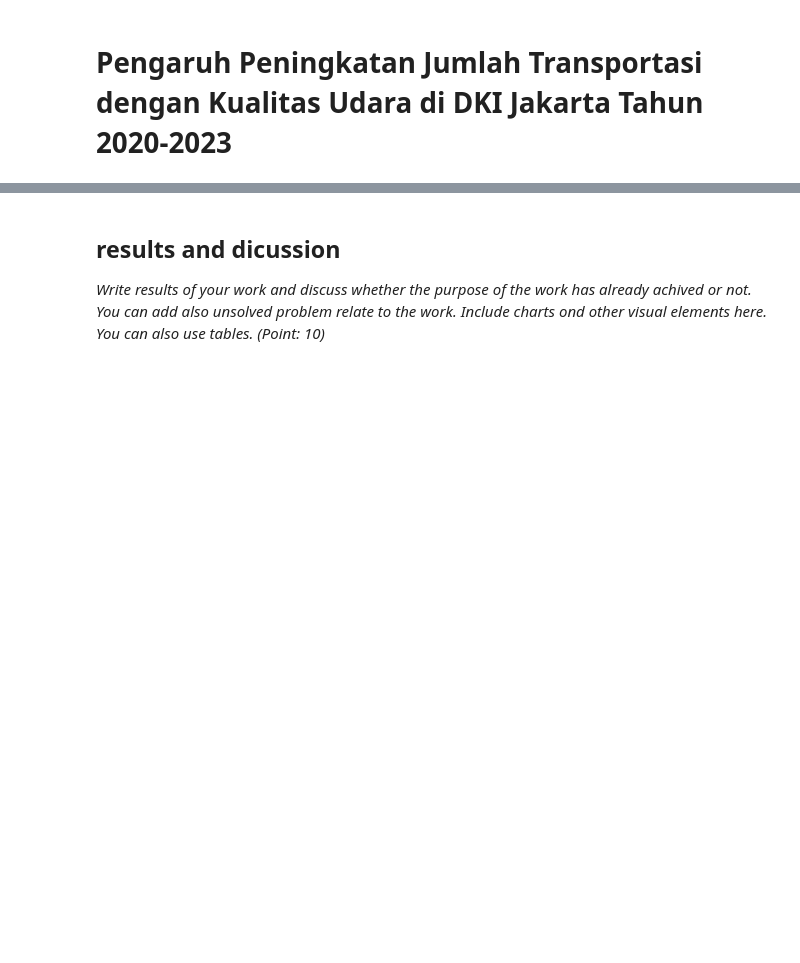
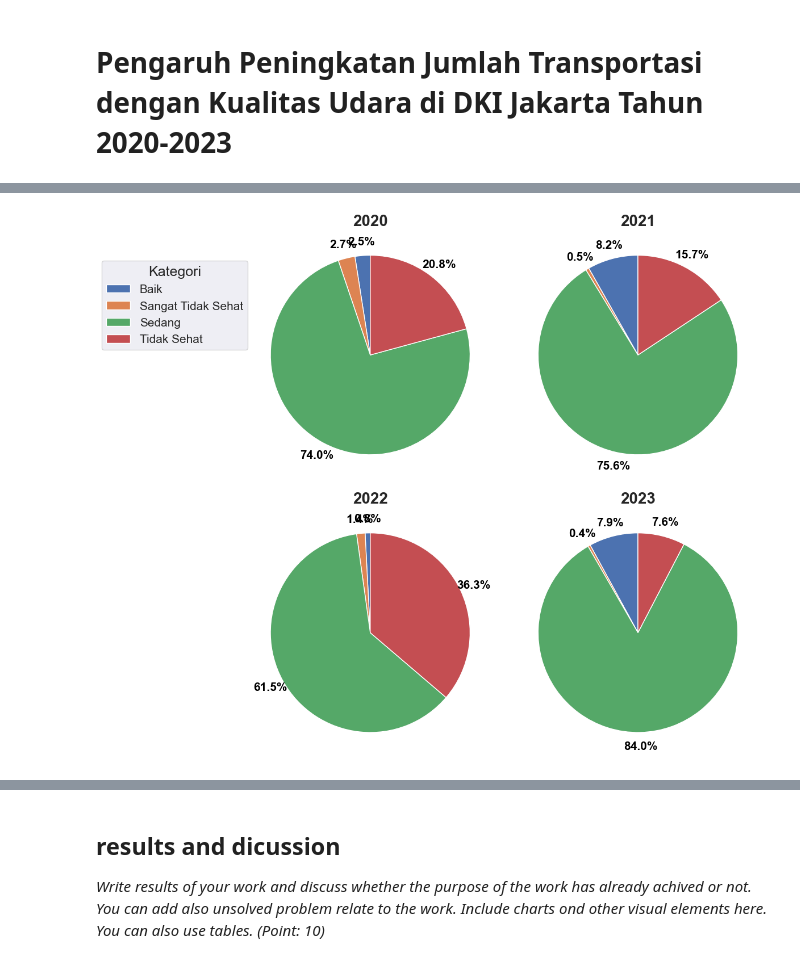
Before and after one commit to Alivican/RBL-PGDA, a Jupyter notebook: RBL KLP 10.ipynb, the cells around one changed output, grey strips where cells are left out. Saved outputs shown, nothing was run; the diff lists cells and outputs as text; code cells hidden in the pictures; blank space fills up the shorter version.

```diff
--- a/RBL KLP 10.ipynb
+++ b/RBL KLP 10.ipynb
@@ -32,0 +281,59 @@ ModuleNotFoundError: No module named 'google'
+# %%
+import matplotlib.pyplot as plt
+
+# Fungsi untuk menentukan kategori ISPU
+def kategori_ispu(nilai_ispu):
+    if nilai_ispu <= 50:
+        return 'Baik'
+    elif nilai_ispu <= 100:
+        return 'Sedang'
+    elif nilai_ispu <= 150:
+        return 'Tidak Sehat'
+    else:
+        return 'Sangat Tidak Sehat'
+
+# Buat kolom kategori ISPU
+df['kategori'] = df['max'].apply(kategori_ispu)
+
+# Hitung proporsi kategori per tahun
+proporsi_kategori = df.groupby(['tahun', 'kategori']).size().unstack(fill_value=0)
+proporsi_kategori = proporsi_kategori.div(proporsi_kategori.sum(axis=1), axis=0) * 100
+
+# Menentukan jumlah subplot dalam grid 2x2
+tahun_list = proporsi_kategori.index
+fig, axes = plt.subplots(2, 2, figsize=(12, 10))  # Dua baris, dua kolom
+
+# Membuat pie chart untuk setiap tahun
+for ax, (tahun, data) in zip(axes.flat, proporsi_kategori.iterrows()):
+    wedges, texts, autotexts = ax.pie(
+        data,
+        autopct='%1.1f%%',
+        startangle=90,
+        pctdistance=0.95,  # Jarak persentase dari pusat lingkaran
+    )
+
+
+    # Memindahkan persentase ke luar lingkaran dan memberi bold
+    for autotext in autotexts:
+        x, y = autotext.get_position()  # Mendapatkan posisi awal
+        autotext.set_position((x * 1.2, y * 1.2))  # Memindahkan ke luar
+        autotext.set_fontweight('bold')  # Membuat tebal
+        autotext.set_fontsize(15)  # Menyesuaikan ukuran font
+        autotext.set_color('black')  # Menentukan warna
+
+    # Menambahkan judul untuk setiap subplot
+    ax.set_title(f'{tahun}', fontsize=20, fontweight='bold')
+
+    # Menambahkan legenda untuk subplot pertama
+    if tahun == tahun_list[0]:
+        ax.legend(
+            wedges, data.index, title='Kategori', loc="center left",
+            bbox_to_anchor=(-0.6, 0.7), fontsize=15, title_fontsize=18
+        )
+
+# Menambahkan judul utama
+#fig.suptitle('Proporsi Kategori ISPU Per Tahun', fontsize=16, fontweight='bold')
+plt.tight_layout()
+plt.show()
+# %% [output]
+[figure, added]
```
Also changed, not shown: parts of 20 cells of this notebook, 1 other file.
